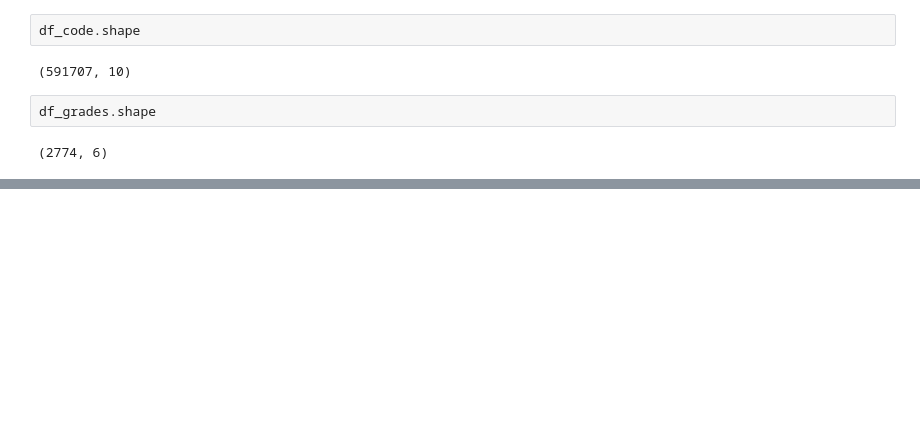
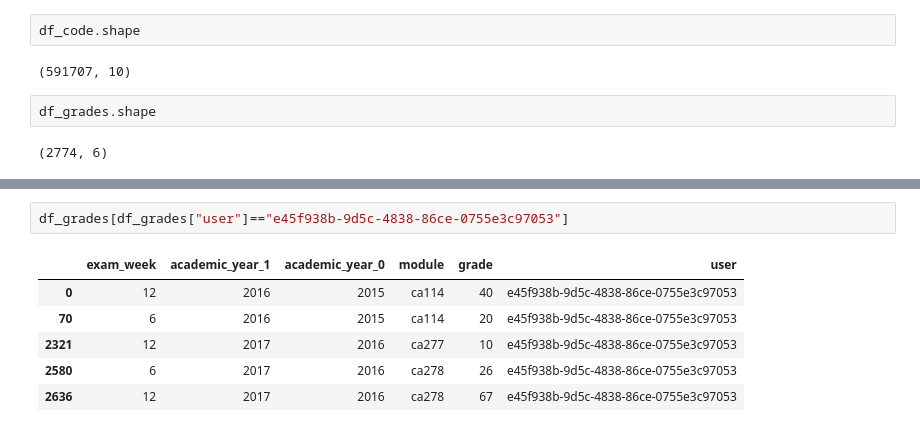
Before and after one commit to spindive/mrp_files, a Jupyter notebook: mrp_main_fl.ipynb, the cells around one changed output, grey strips where cells are left out. Drawn from its saved outputs; the diff is of its cells as text; blank space fills up the shorter version.

```diff
--- a/mrp_main_fl.ipynb
+++ b/mrp_main_fl.ipynb
@@ -43,0 +120,9 @@ df_grades.shape
+# %%
+df_grades[df_grades["user"]=="e45f938b-9d5c-4838-86ce-0755e3c97053"]
+# %% [output]
+|  | exam_week | academic_year_1 | academic_year_0 | module | grade | user |
+| 0 | 12 | 2016 | 2015 | ca114 | 40 | e45f938b-9d5c-4838-86ce-0755e3c97053 |
+| 70 | 6 | 2016 | 2015 | ca114 | 20 | e45f938b-9d5c-4838-86ce-0755e3c97053 |
+| 2321 | 12 | 2017 | 2016 | ca277 | 10 | e45f938b-9d5c-4838-86ce-0755e3c97053 |
+| 2580 | 6 | 2017 | 2016 | ca278 | 26 | e45f938b-9d5c-4838-86ce-0755e3c97053 |
+| 2636 | 12 | 2017 | 2016 | ca278 | 67 | e45f938b-9d5c-4838-86ce-0755e3c97053 |
```
Also changed, not shown: parts of 11 cells of this notebook.
